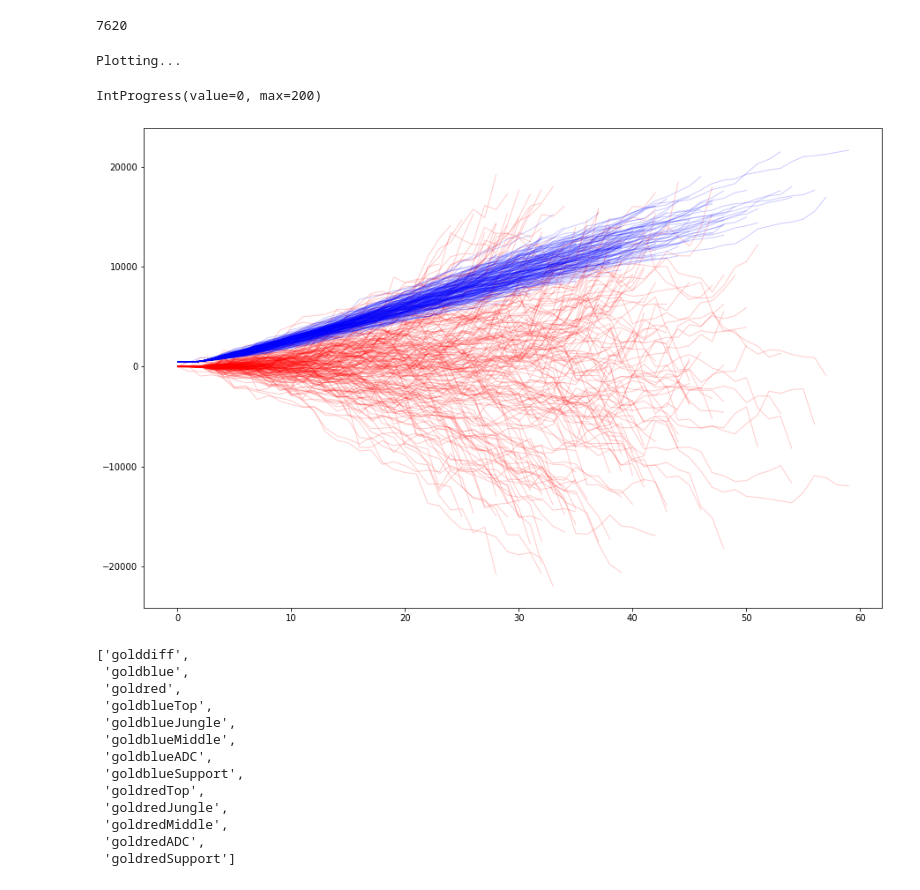
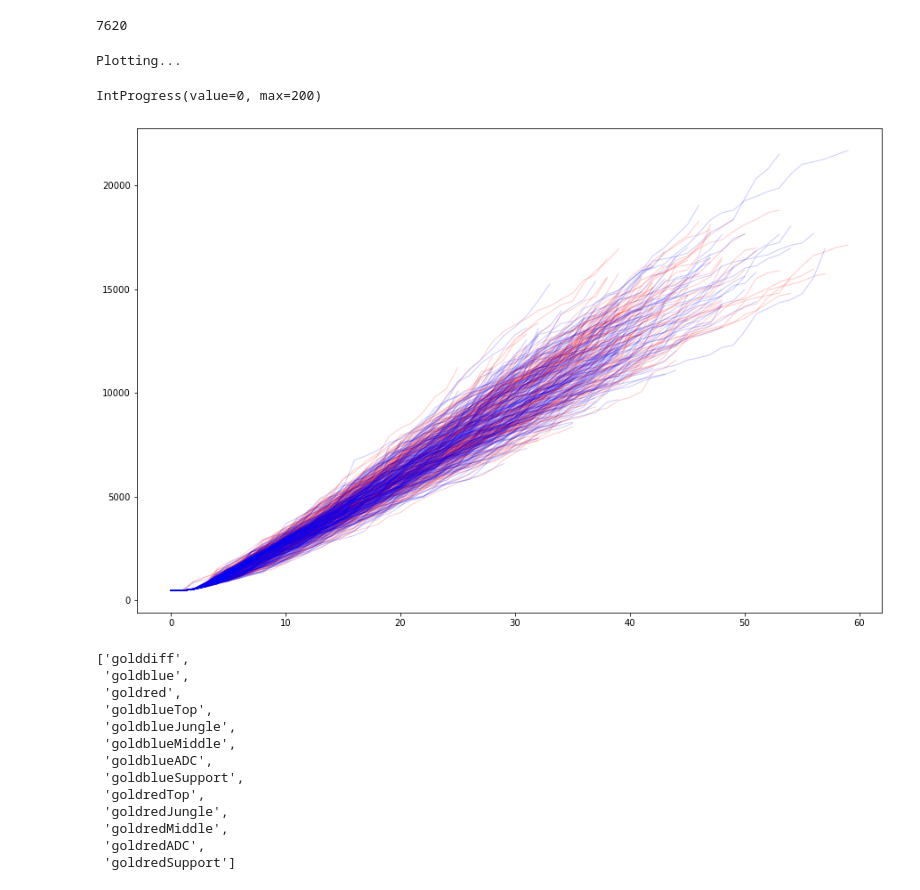
Before and after one commit to LegoYoda112/datasci-LOL-analysis, a Jupyter notebook: Testing.ipynb, the cells around one changed output. Drawn from its saved outputs; the diff is of its cells as text; code cells hidden in the pictures.

```diff
--- a/Testing.ipynb
+++ b/Testing.ipynb
@@ -20,35 +20,35 @@ fig, axs = plt.subplots(1, figsize=(15,10))
 print("Plotting...")
 num_to_plot = 200
 
 prog = IntProgress(min=0, max=num_to_plot)
 display(prog)
 
 for i in range(1, num_to_plot):
     match = matches[i]
-    blueGold = match.gold_type('golddiff')
+    blueGold = match.gold_type('goldblueTop')
 
     x = range(0, len(blueGold))
 
     axs.plot(x,blueGold, "r", linewidth=1, alpha = 0.2)
 
     prog.value +=1
 
 
 for i in range(1, num_to_plot):
     match = matches[i]
     blueGold = match.gold_type('goldredTop')
 
     x = range(0, len(blueGold))
 
     axs.plot(x,blueGold, "b", linewidth=1, alpha = 0.2)
 
     prog.value +=1
 
 plt.show()
 # %% [output]
 Plotting...
 IntProgress(value=0, max=200)
-[figure, old version]
+[figure, new version]
 # %%
 matches[0].gold_types()
 ##ld.gold
```
Also changed, not shown: 2 other files.
